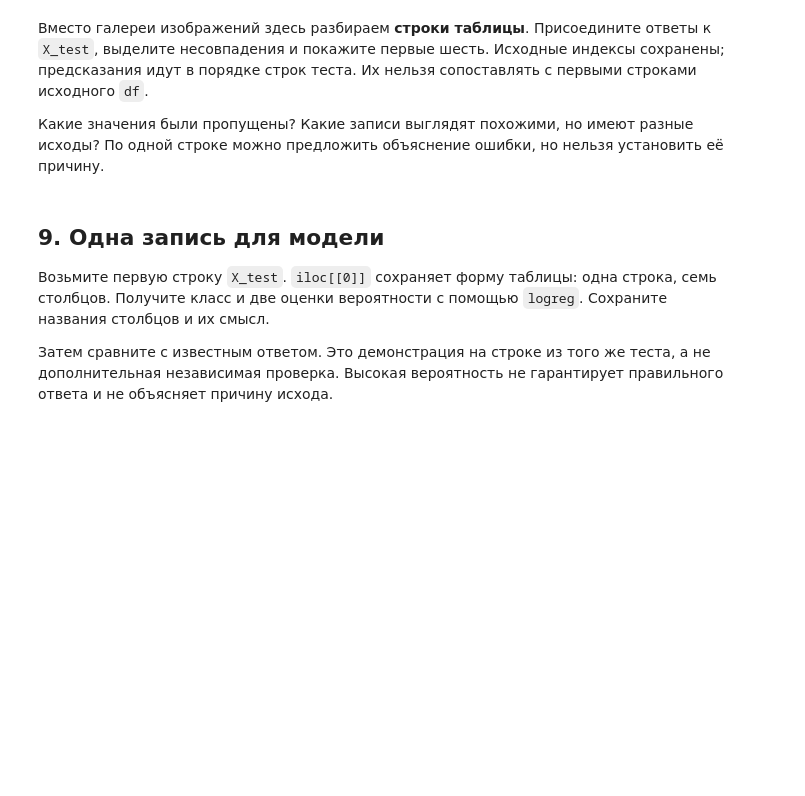
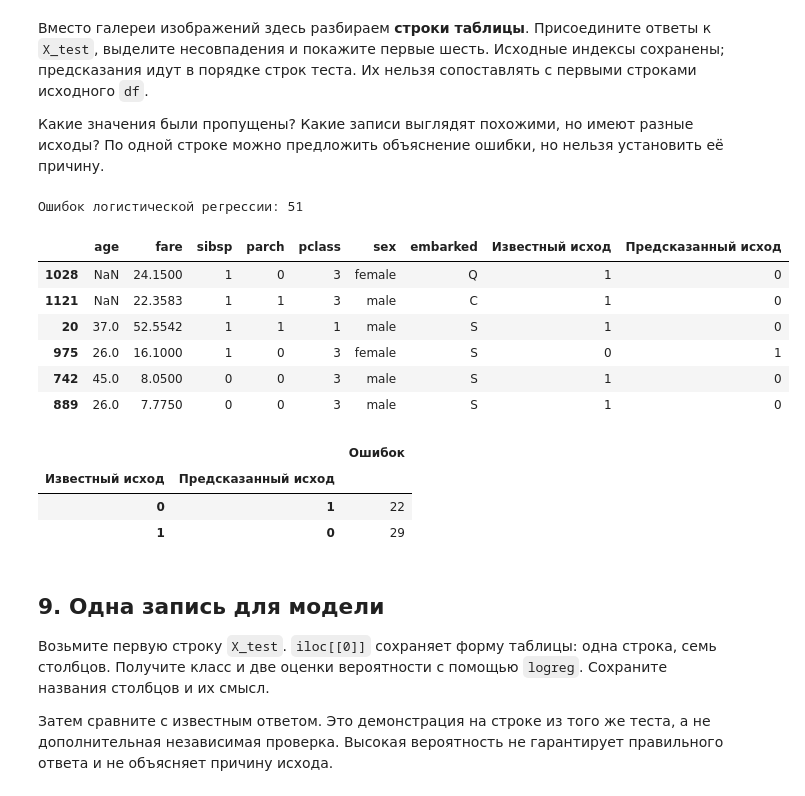
Before and after one commit to Prohor05/-, a Jupyter notebook: Классификация.ipynb, the cells around one changed output. Cells and saved outputs as stored; diff of their text form; code cells hidden in the pictures; blank space fills up the shorter version.

```diff
--- a/Классификация.ipynb
+++ b/Классификация.ipynb
@@ -347,12 +418,27 @@ plt.show()
 # %%
 test_predictions = X_test.copy()
 test_predictions['Известный исход'] = y_test.to_numpy()
 test_predictions['Предсказанный исход'] = y_pred_logreg
-mistakes = ...  # строки с разными известным и предсказанным исходами
+mistakes = test_predictions[
+    test_predictions['Известный исход'] != test_predictions['Предсказанный исход']
+]  # строки с разными известным и предсказанным исходами
 print('Ошибок логистической регрессии:', len(mistakes))
 display(mistakes.head(6))
 display(mistakes.groupby(['Известный исход', 'Предсказанный исход'])
         .size().rename('Ошибок').to_frame())
+# %% [output]
+Ошибок логистической регрессии: 51
+|  | age | fare | sibsp | parch | pclass | sex | embarked | Известный исход | Предсказанный исход |
+| 1028 | NaN | 24.1500 | 1 | 0 | 3 | female | Q | 1 | 0 |
+| 1121 | NaN | 22.3583 | 1 | 1 | 3 | male | C | 1 | 0 |
+| 20 | 37.0 | 52.5542 | 1 | 1 | 1 | male | S | 1 | 0 |
+| 975 | 26.0 | 16.1000 | 1 | 0 | 3 | female | S | 0 | 1 |
+| 742 | 45.0 | 8.0500 | 0 | 0 | 3 | male | S | 1 | 0 |
+| 889 | 26.0 | 7.7750 | 0 | 0 | 3 | male | S | 1 | 0 |
+|  |  | Ошибок |
+| Известный исход | Предсказанный исход |  |
+| 0 | 1 | 22 |
+| 1 | 0 | 29 |
 # %% [markdown]
 ## 9. Одна запись для модели
 
```
Also changed, not shown: parts of 16 cells of this notebook, 1 other file.
